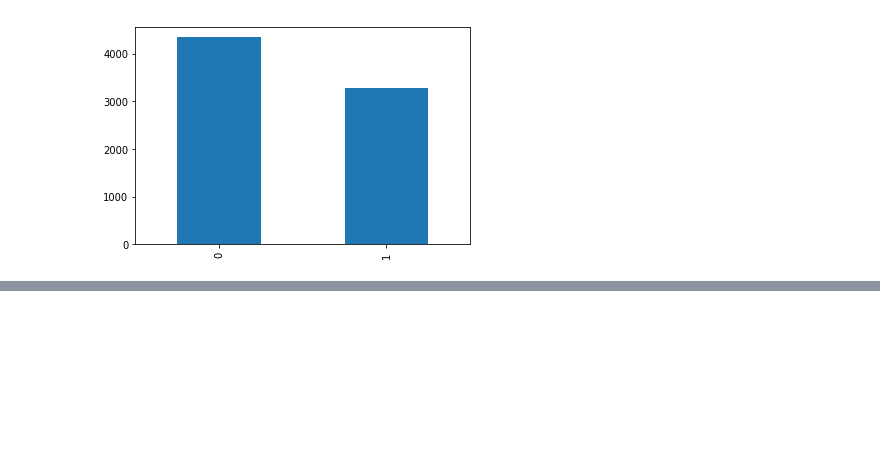
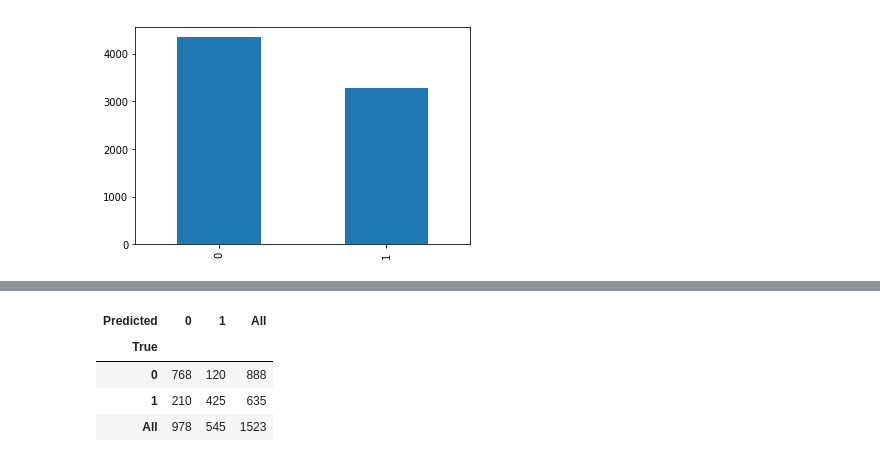
Before and after one commit to augustinechang1/disaster_npl_prediction, a Jupyter notebook: Exploratory Data Analysis.ipynb, the cells around one changed output, grey strips where cells are left out. Cells and saved outputs as stored; diff of their text form; code cells hidden in the pictures; blank space fills up the shorter version.

```diff
--- a/Exploratory Data Analysis.ipynb
+++ b/Exploratory Data Analysis.ipynb
@@ -92,0 +232,2 @@ train_df_bert.to_csv(path + 'train.tsv', sep='\t', index=False, header=False)
+# %%
+x = relevant_df
@@ -92,0 +238,2 @@ train_df_bert.to_csv(path + 'train.tsv', sep='\t', index=False, header=False)
+# %%
+x_train, x_test, y_train, y_test = train_test_split(x, y, test_size = 0.2)
@@ -92,0 +271,8 @@ train_df_bert.to_csv(path + 'train.tsv', sep='\t', index=False, header=False)
+# %%
+pd.crosstab(y_test, mnb_pred, rownames=['True'], colnames=['Predicted'], margins=True)
+# %% [output]
+| Predicted | 0 | 1 | All |
+| True |  |  |  |
+| 0 | 768 | 120 | 888 |
+| 1 | 210 | 425 | 635 |
+| All | 978 | 545 | 1523 |
```
Also changed, not shown: parts of 33 cells of this notebook.
